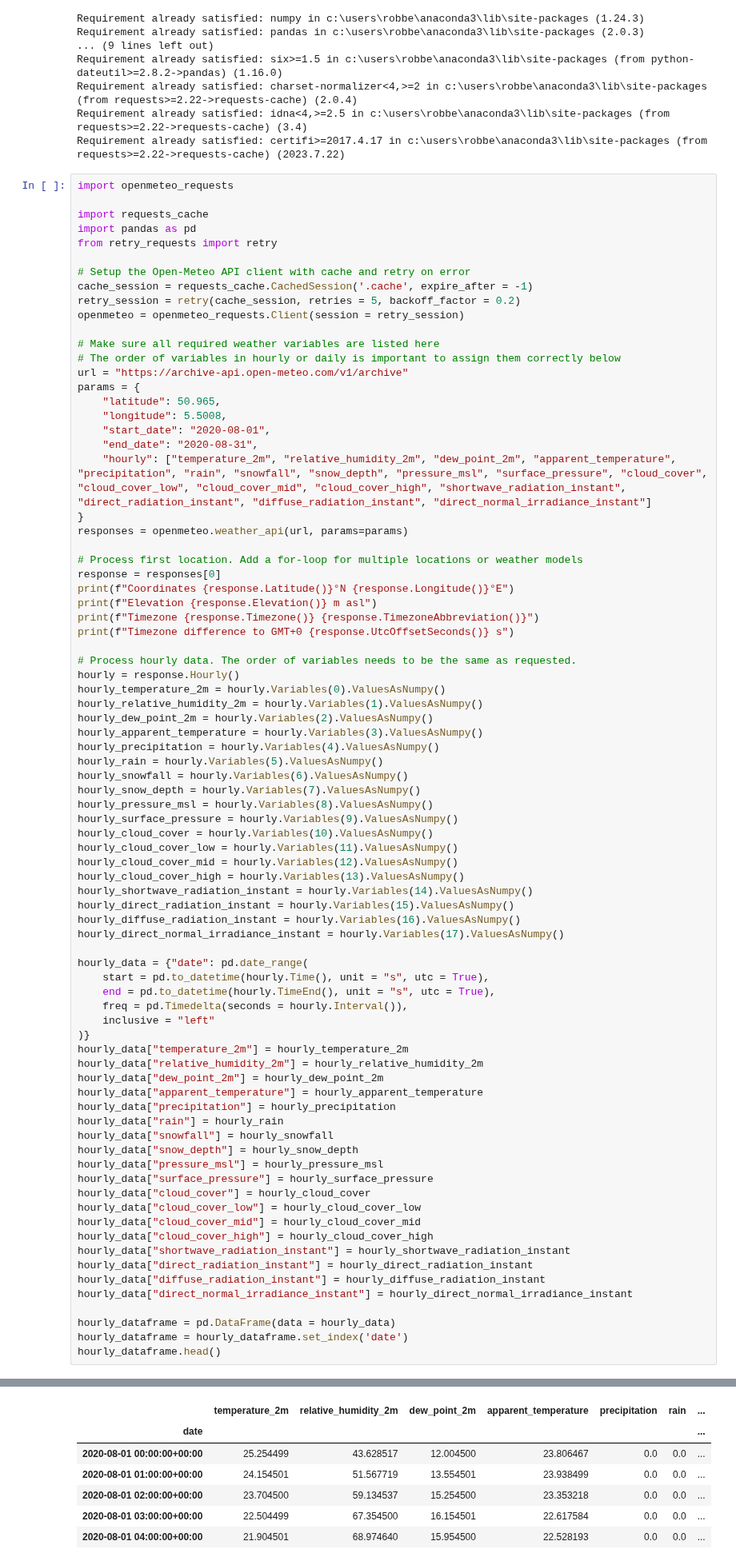
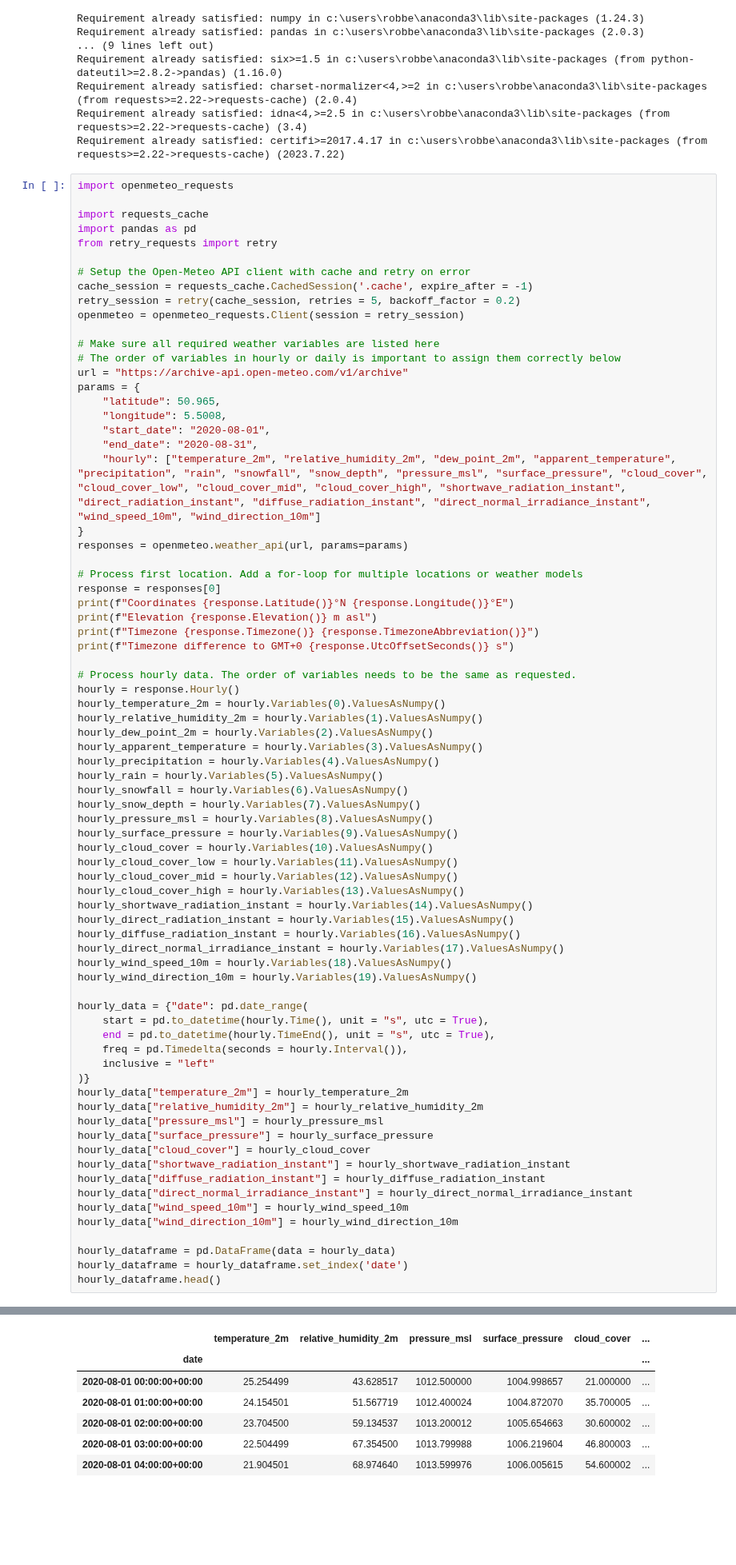
Before and after one commit to RobbeVDE/SolNet-2, a Jupyter notebook: Data/Open-meteo.ipynb, the cells around one changed output, grey strips where cells are left out. Shown at 80% size. Saved outputs shown, nothing was run; the diff lists cells and outputs as text; blank space fills up the shorter version.

Commit message:
back-up before NWP data CEDA

```diff
--- a/Data/Open-meteo.ipynb
+++ b/Data/Open-meteo.ipynb
@@ -39,7 +39,7 @@ params = {
 	"longitude": 5.5008,
 	"start_date": "2020-08-01",
 	"end_date": "2020-08-31",
-	"hourly": ["temperature_2m", "relative_humidity_2m", "dew_point_2m", "apparent_temperature", "precipitation", "rain", "snowfall", "snow_depth", "pressure_msl", "surface_pressure", "cloud_cover", "cloud_cover_low", "cloud_cover_mid", "cloud_cover_high", "shortwave_radiation_instant", "direct_radiation_instant", "diffuse_radiation_instant", "direct_normal_irradiance_instant"]
+	"hourly": ["temperature_2m", "relative_humidity_2m", "dew_point_2m", "apparent_temperature", "precipitation", "rain", "snowfall", "snow_depth", "pressure_msl", "surface_pressure", "cloud_cover", "cloud_cover_low", "cloud_cover_mid", "cloud_cover_high", "shortwave_radiation_instant", "direct_radiation_instant", "diffuse_radiation_instant", "direct_normal_irradiance_instant", "wind_speed_10m", "wind_direction_10m"]
 }
 responses = openmeteo.weather_api(url, params=params)
 
@@ -67,50 +67,44 @@ hourly_cloud_cover_low = hourly.Variables(11).ValuesAsNumpy()
 hourly_cloud_cover_mid = hourly.Variables(12).ValuesAsNumpy()
 hourly_cloud_cover_high = hourly.Variables(13).ValuesAsNumpy()
 hourly_shortwave_radiation_instant = hourly.Variables(14).ValuesAsNumpy()
 hourly_direct_radiation_instant = hourly.Variables(15).ValuesAsNumpy()
 hourly_diffuse_radiation_instant = hourly.Variables(16).ValuesAsNumpy()
 hourly_direct_normal_irradiance_instant = hourly.Variables(17).ValuesAsNumpy()
+hourly_wind_speed_10m = hourly.Variables(18).ValuesAsNumpy()
+hourly_wind_direction_10m = hourly.Variables(19).ValuesAsNumpy()
 
 hourly_data = {"date": pd.date_range(
 	start = pd.to_datetime(hourly.Time(), unit = "s", utc = True),
 	end = pd.to_datetime(hourly.TimeEnd(), unit = "s", utc = True),
 	freq = pd.Timedelta(seconds = hourly.Interval()),
 	inclusive = "left"
 )}
 hourly_data["temperature_2m"] = hourly_temperature_2m
 hourly_data["relative_humidity_2m"] = hourly_relative_humidity_2m
-hourly_data["dew_point_2m"] = hourly_dew_point_2m
-hourly_data["apparent_temperature"] = hourly_apparent_temperature
-hourly_data["precipitation"] = hourly_precipitation
-hourly_data["rain"] = hourly_rain
-hourly_data["snowfall"] = hourly_snowfall
-hourly_data["snow_depth"] = hourly_snow_depth
 hourly_data["pressure_msl"] = hourly_pressure_msl
 hourly_data["surface_pressure"] = hourly_surface_pressure
 hourly_data["cloud_cover"] = hourly_cloud_cover
-hourly_data["cloud_cover_low"] = hourly_cloud_cover_low
-hourly_data["cloud_cover_mid"] = hourly_cloud_cover_mid
-hourly_data["cloud_cover_high"] = hourly_cloud_cover_high
 hourly_data["shortwave_radiation_instant"] = hourly_shortwave_radiation_instant
-hourly_data["direct_radiation_instant"] = hourly_direct_radiation_instant
 hourly_data["diffuse_radiation_instant"] = hourly_diffuse_radiation_instant
 hourly_data["direct_normal_irradiance_instant"] = hourly_direct_normal_irradiance_instant
+hourly_data["wind_speed_10m"] = hourly_wind_speed_10m
+hourly_data["wind_direction_10m"] = hourly_wind_direction_10m
 
 hourly_dataframe = pd.DataFrame(data = hourly_data)
 hourly_dataframe = hourly_dataframe.set_index('date')
 hourly_dataframe.head()
 # %% [output]
 Coordinates 50.93145751953125°N 5.464285850524902°E
 Elevation 65.0 m asl
 Timezone None None
 Timezone difference to GMT+0 0 s
-|  | temperature_2m | relative_humidity_2m | dew_point_2m | apparent_temperature | precipitation | rain | ... |
-| date |  |  |  |  |  |  | ... |
-| 2020-08-01 00:00:00+00:00 | 25.254499 | 43.628517 | 12.004500 | 23.806467 | 0.0 | 0.0 | ... |
-| 2020-08-01 01:00:00+00:00 | 24.154501 | 51.567719 | 13.554501 | 23.938499 | 0.0 | 0.0 | ... |
-| 2020-08-01 02:00:00+00:00 | 23.704500 | 59.134537 | 15.254500 | 23.353218 | 0.0 | 0.0 | ... |
-| 2020-08-01 03:00:00+00:00 | 22.504499 | 67.354500 | 16.154501 | 22.617584 | 0.0 | 0.0 | ... |
-| 2020-08-01 04:00:00+00:00 | 21.904501 | 68.974640 | 15.954500 | 22.528193 | 0.0 | 0.0 | ... |
+|  | temperature_2m | relative_humidity_2m | pressure_msl | surface_pressure | cloud_cover | ... |
+| date |  |  |  |  |  | ... |
+| 2020-08-01 00:00:00+00:00 | 25.254499 | 43.628517 | 1012.500000 | 1004.998657 | 21.000000 | ... |
+| 2020-08-01 01:00:00+00:00 | 24.154501 | 51.567719 | 1012.400024 | 1004.872070 | 35.700005 | ... |
+| 2020-08-01 02:00:00+00:00 | 23.704500 | 59.134537 | 1013.200012 | 1005.654663 | 30.600002 | ... |
+| 2020-08-01 03:00:00+00:00 | 22.504499 | 67.354500 | 1013.799988 | 1006.219604 | 46.800003 | ... |
+| 2020-08-01 04:00:00+00:00 | 21.904501 | 68.974640 | 1013.599976 | 1006.005615 | 54.600002 | ... |
 # %%
 import pickle
 hourly_dataframe.to_pickle('openmeteo.pickle')
```
Also changed, not shown: 21 other files.
